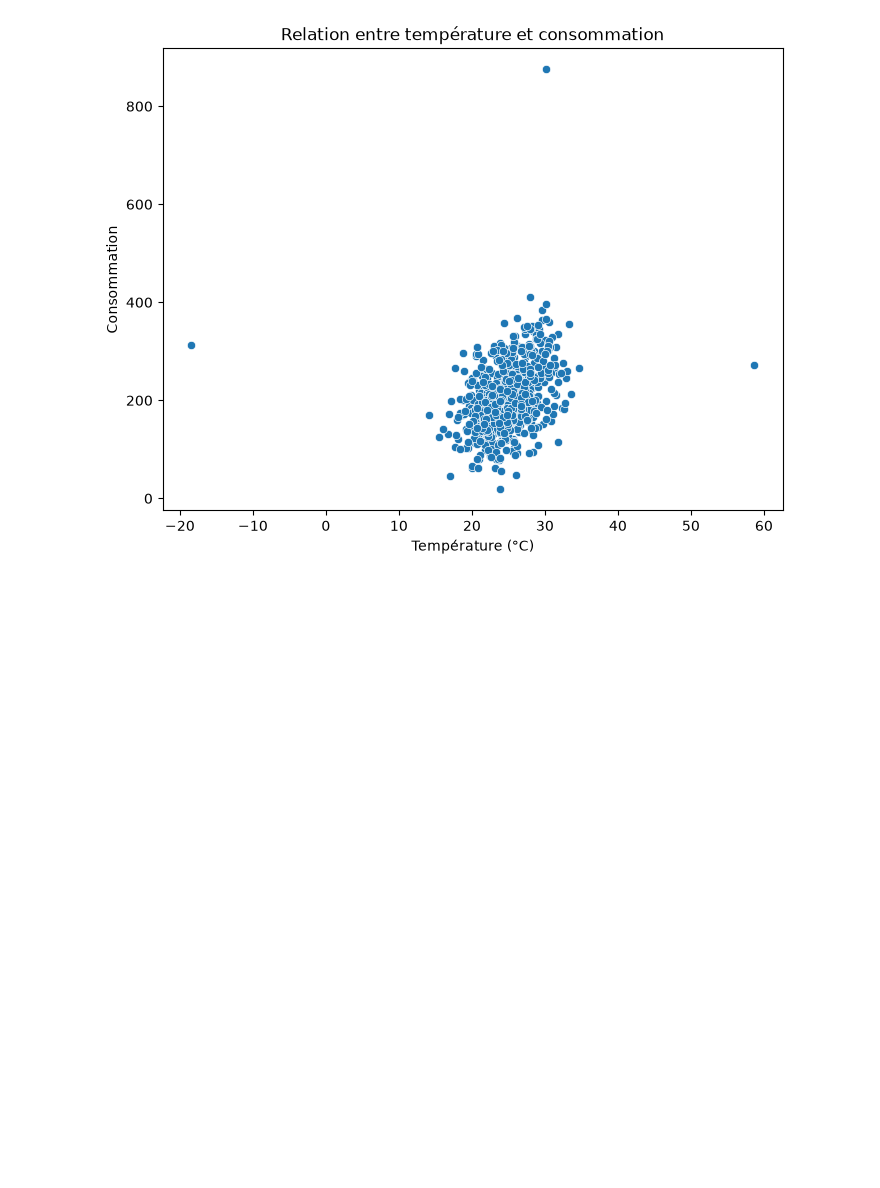
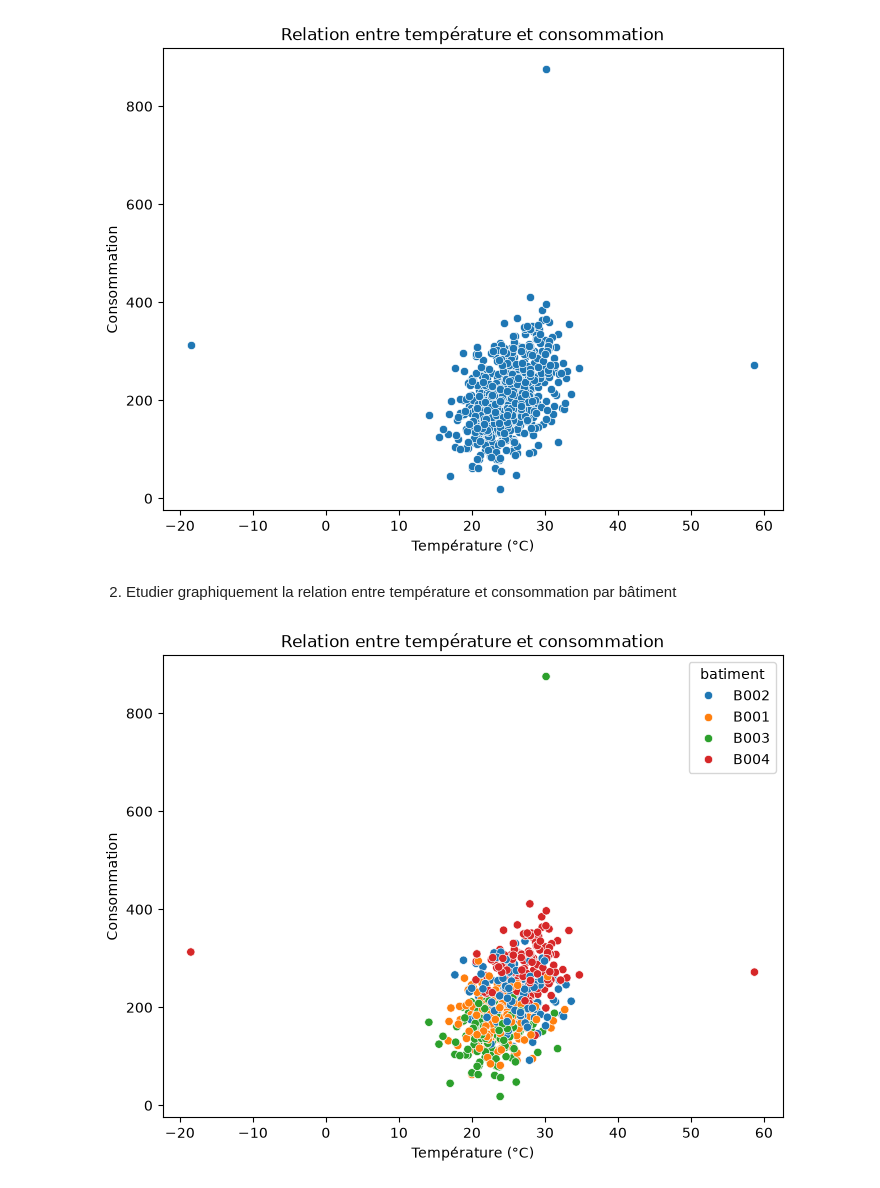
Before and after one commit to Atou-D10/atelier_seaborn_iot, a Jupyter notebook: notebooks/atelier_seaborn_iot.ipynb, the cells around one changed output. Cells and saved outputs as stored; diff of their text form; code cells hidden in the pictures; blank space fills up the shorter version.

Commit message:
Partie 6 (2): scatterplot temperature/consommation par batiment + observations

```diff
--- a/notebooks/atelier_seaborn_iot.ipynb
+++ b/notebooks/atelier_seaborn_iot.ipynb
@@ -335,3 +335,18 @@ plt.ylabel("Consommation")
 plt.show()
 # %% [output]
 [figure]
+# %% [markdown]
+2) Etudier graphiquement la relation entre température et consommation par bâtiment
+# %%
+# On peut observer que B003  a des consommations moyennement plus basses que les autres
+# mais il a aussi un pic de consommation quisort du lot avec environ 850 de consommation.
+# On peut observer que B004 a genreralement des temperatures et consommations plus elevees par rapport aux autres batiments.
+
+plt.figure(figsize=(8, 6))
+sns.scatterplot(data=df, x="temperature", y="consommation" ,hue="batiment")
+plt.title("Relation entre température et consommation")
+plt.xlabel("Température (°C)")
+plt.ylabel("Consommation")
+plt.show()
+# %% [output]
+[figure, added]
```
